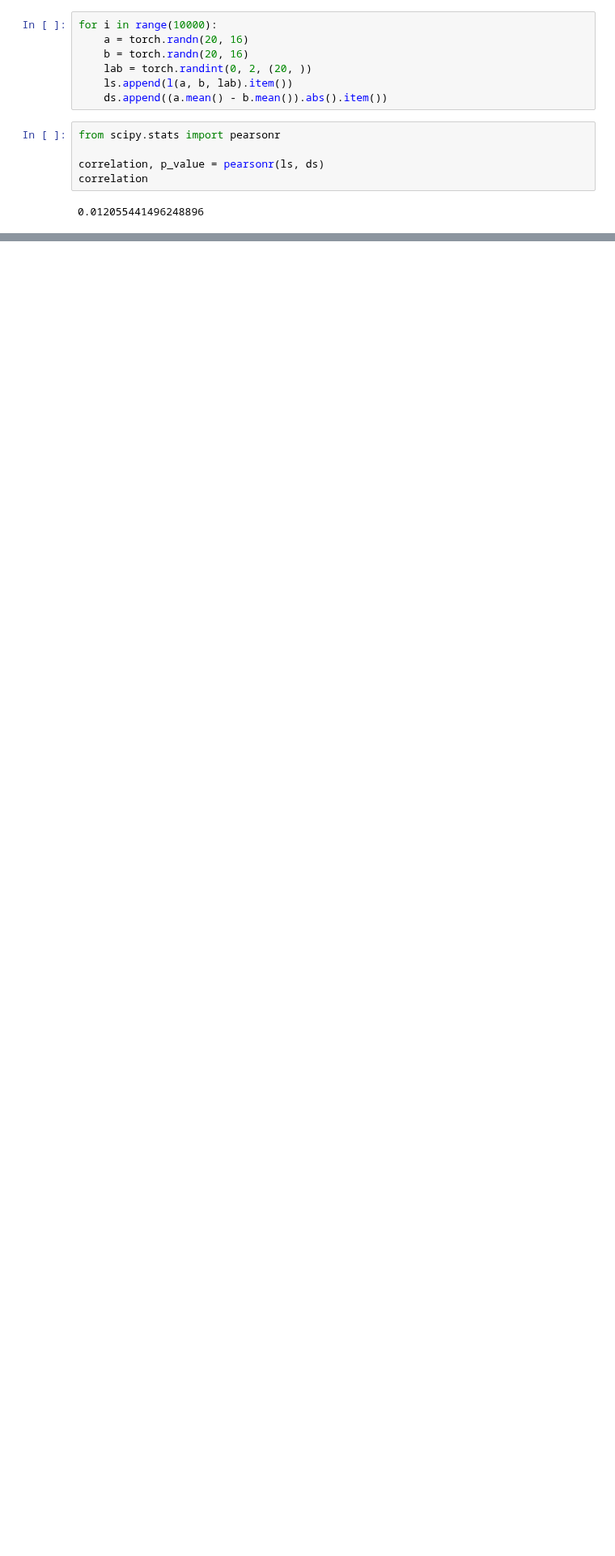
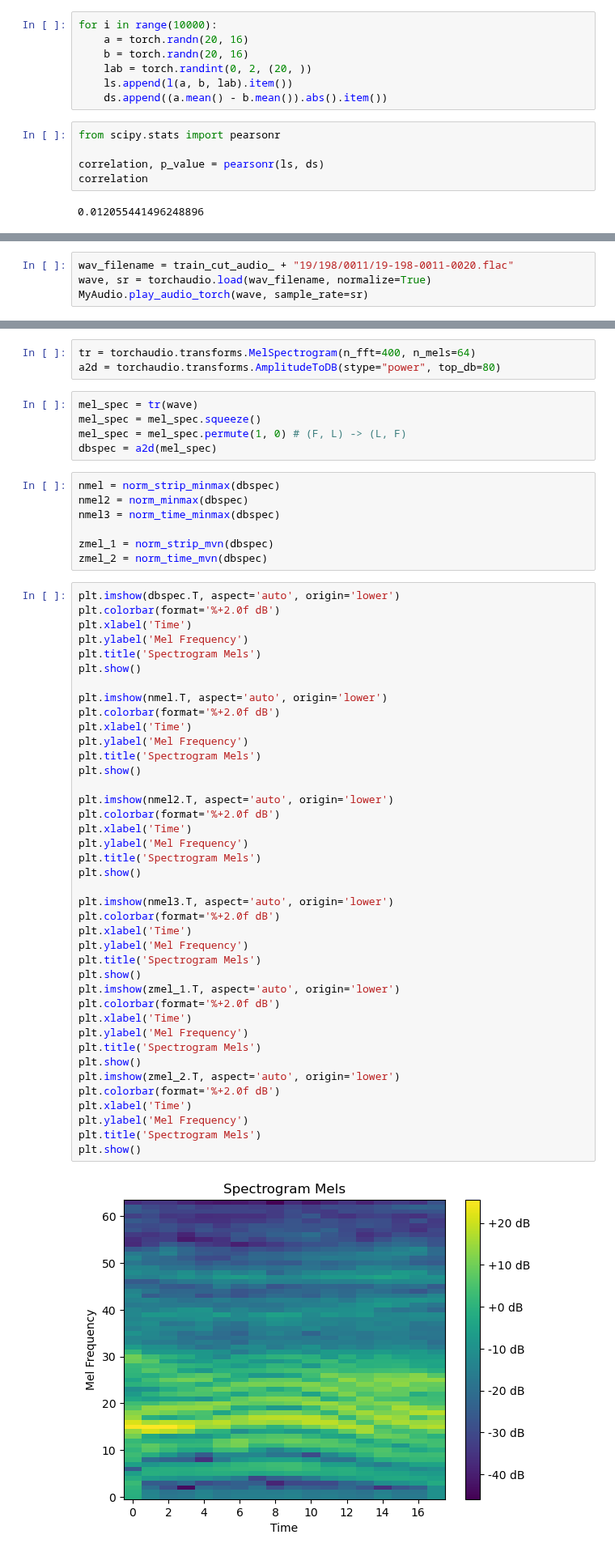
Before and after one commit to Frankalexej/lffl, a Jupyter notebook: try.ipynb, the cells around one changed output, grey strips where cells are left out. Shown at 81% size. Cells and saved outputs as stored; diff of their text form; blank space fills up the shorter version.

```diff
--- a/try.ipynb
+++ b/try.ipynb
@@ -467,0 +491,4 @@ correlation
+# %%
+wav_filename = train_cut_audio_ + "19/198/0011/19-198-0011-0020.flac"
+wave, sr = torchaudio.load(wav_filename, normalize=True)
+MyAudio.play_audio_torch(wave, sample_rate=sr)
@@ -467,0 +528,57 @@ correlation
+# %%
+tr = torchaudio.transforms.MelSpectrogram(n_fft=400, n_mels=64)
+a2d = torchaudio.transforms.AmplitudeToDB(stype="power", top_db=80)
+# %%
+mel_spec = tr(wave)
+mel_spec = mel_spec.squeeze()
+mel_spec = mel_spec.permute(1, 0) # (F, L) -> (L, F)
+dbspec = a2d(mel_spec)
+# %%
+nmel = norm_strip_minmax(dbspec)
+nmel2 = norm_minmax(dbspec)
+nmel3 = norm_time_minmax(dbspec)
+
+zmel_1 = norm_strip_mvn(dbspec)
+zmel_2 = norm_time_mvn(dbspec)
+# %%
+plt.imshow(dbspec.T, aspect='auto', origin='lower')
+plt.colorbar(format='%+2.0f dB')
+plt.xlabel('Time')
+plt.ylabel('Mel Frequency')
+plt.title('Spectrogram Mels')
+plt.show()
+
+plt.imshow(nmel.T, aspect='auto', origin='lower')
+plt.colorbar(format='%+2.0f dB')
+plt.xlabel('Time')
+plt.ylabel('Mel Frequency')
+plt.title('Spectrogram Mels')
+plt.show()
+
+plt.imshow(nmel2.T, aspect='auto', origin='lower')
+plt.colorbar(format='%+2.0f dB')
+plt.xlabel('Time')
+plt.ylabel('Mel Frequency')
+plt.title('Spectrogram Mels')
+plt.show()
+
+plt.imshow(nmel3.T, aspect='auto', origin='lower')
+plt.colorbar(format='%+2.0f dB')
+plt.xlabel('Time')
+plt.ylabel('Mel Frequency')
+plt.title('Spectrogram Mels')
+plt.show()
+plt.imshow(zmel_1.T, aspect='auto', origin='lower')
+plt.colorbar(format='%+2.0f dB')
+plt.xlabel('Time')
+plt.ylabel('Mel Frequency')
+plt.title('Spectrogram Mels')
+plt.show()
+plt.imshow(zmel_2.T, aspect='auto', origin='lower')
+plt.colorbar(format='%+2.0f dB')
+plt.xlabel('Time')
+plt.ylabel('Mel Frequency')
+plt.title('Spectrogram Mels')
+plt.show()
+# %% [output]
+[figure, added]
```
Also changed, not shown: parts of 26 cells of this notebook, 6 other files.
